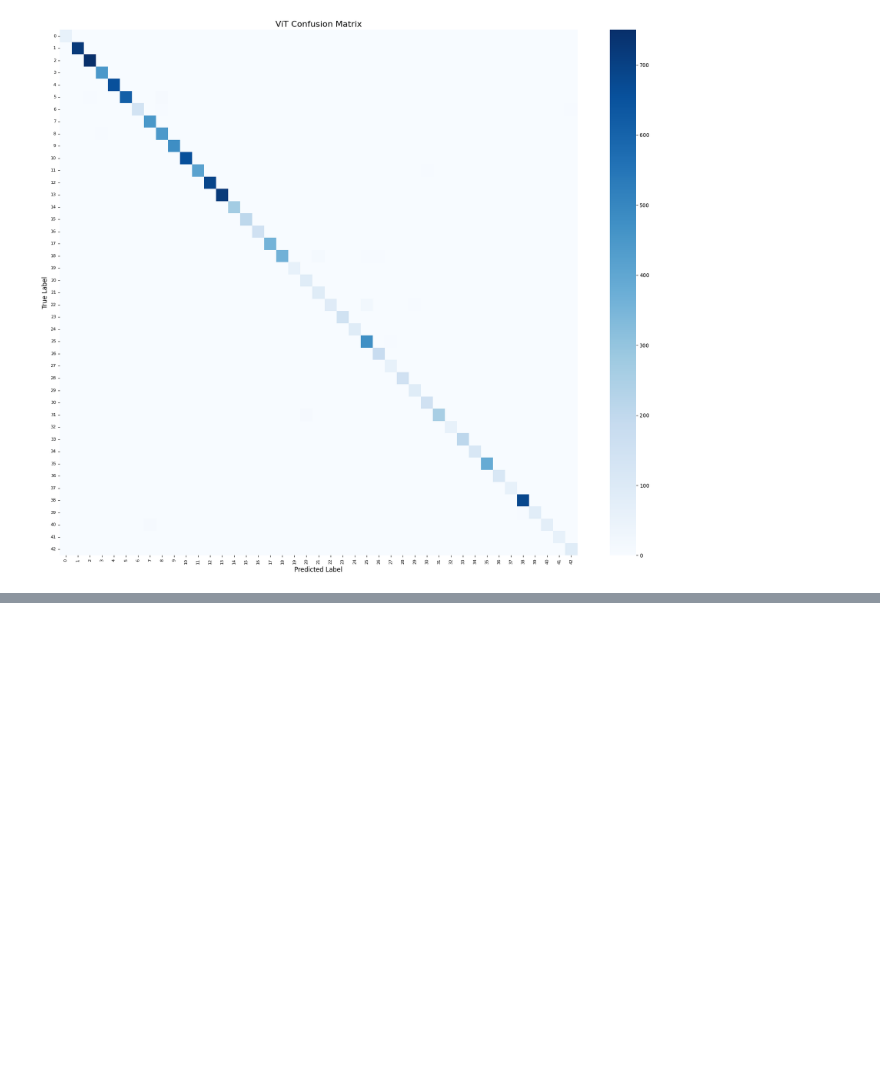
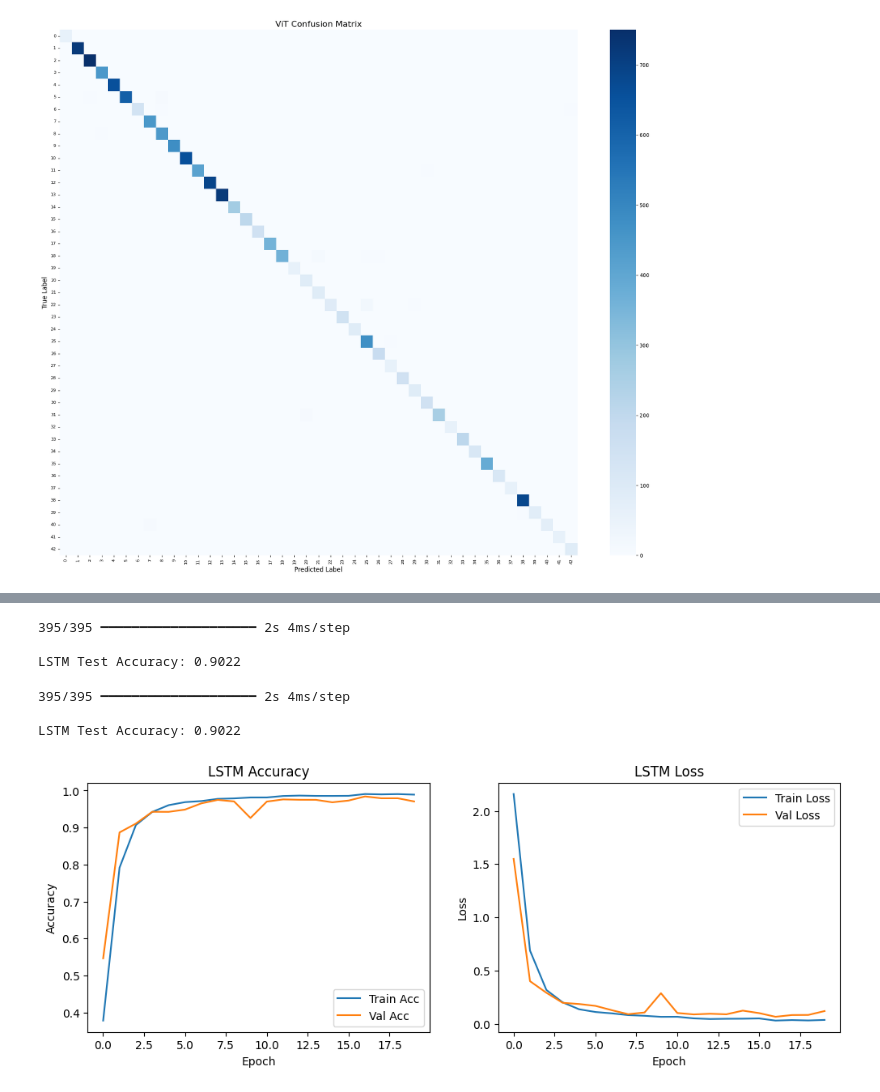
Before and after one commit to Engshadow/Autonomous-Vehicle-Perception-Module, a Jupyter notebook: Project.ipynb, the cells around one changed output, grey strips where cells are left out. Cells and saved outputs as stored; diff of their text form; code cells hidden in the pictures; blank space fills up the shorter version.

Commit message:
Add : LSTM Model

```diff
--- a/Project.ipynb
+++ b/Project.ipynb
@@ -1754,3 +1731,12 @@ plt.tight_layout()
 plt.show()
 # %% [output]
 [figure]
+# %%
+def prepare_lstm(images):
+    return images.reshape(images.shape[0], images.shape[1], -1)
+
+x_train_lstm = prepare_lstm(x_train_img)
+x_val_lstm   = prepare_lstm(x_val_img)
+x_test_lstm  = prepare_lstm(x_test_img)
+
+print(x_train_lstm.shape)
@@ -1756,0 +1768,10 @@ plt.show()
+# %%
+print("\nTraining LSTM Model")
+
+history_lstm = lstm_model.fit(
+    x_train_lstm, y_train,
+    epochs=20,
+    batch_size=64,
+    validation_data=(x_val_lstm, y_val),
+    verbose=1
+)
@@ -1756,0 +1796,40 @@ plt.show()
+# %%
+y_pred_lstm_probs = lstm_model.predict(x_test_lstm)
+y_pred_lstm = np.argmax(y_pred_lstm_probs, axis=1)
+
+lstm_acc = accuracy_score(y_test, y_pred_lstm)
+
+print(f"\nLSTM Test Accuracy: {lstm_acc:.4f}")
+# %% [output]
+395/395 ━━━━━━━━━━━━━━━━━━━━ 2s 4ms/step
+
+LSTM Test Accuracy: 0.9022
+# %%
+y_pred_lstm_probs = lstm_model.predict(x_test_lstm)
+y_pred_lstm = np.argmax(y_pred_lstm_probs, axis=1)
+lstm_acc = accuracy_score(y_test, y_pred_lstm)
+print(f"\nLSTM Test Accuracy: {lstm_acc:.4f}")
+# %% [output]
+395/395 ━━━━━━━━━━━━━━━━━━━━ 2s 4ms/step
+
+LSTM Test Accuracy: 0.9022
+# %%
+plt.figure(figsize=(12, 4))
+plt.subplot(1, 2, 1)
+plt.plot(history_lstm.history['accuracy'], label='Train Acc')
+plt.plot(history_lstm.history['val_accuracy'], label='Val Acc')
+plt.title('LSTM Accuracy')
+plt.xlabel('Epoch')
+plt.ylabel('Accuracy')
+plt.legend()
+
+plt.subplot(1, 2, 2)
+plt.plot(history_lstm.history['loss'], label='Train Loss')
+plt.plot(history_lstm.history['val_loss'], label='Val Loss')
+plt.title('LSTM Loss')
+plt.xlabel('Epoch')
+plt.ylabel('Loss')
+plt.legend()
+plt.show()
+# %% [output]
+[figure, added]
```
Also changed, not shown: parts of 7 cells of this notebook.
